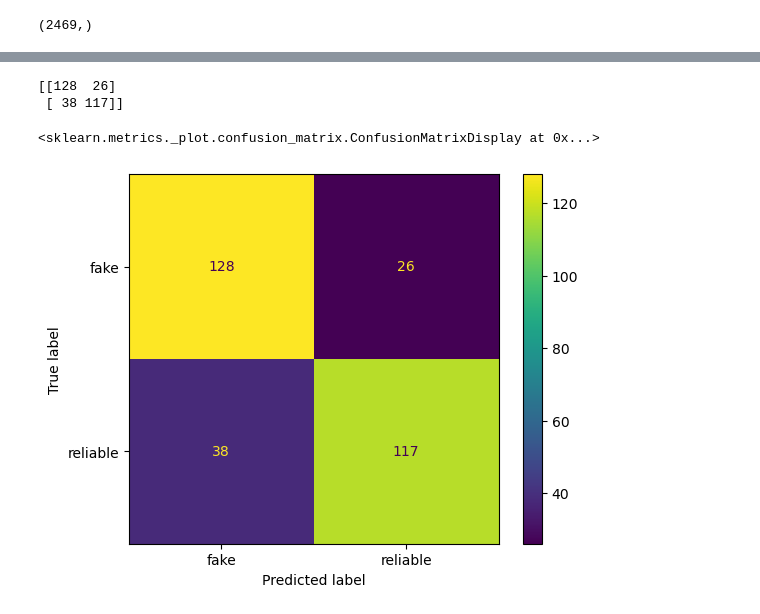
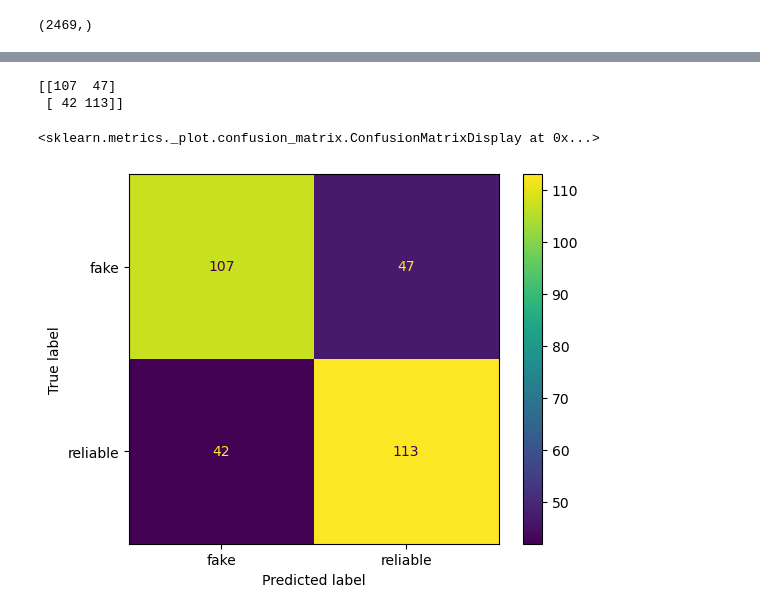
Before and after one commit to mikkel-kjaerulf/fake_news_detector, a Jupyter notebook: model.ipynb, the cells around one changed output, grey strips where cells are left out. Saved outputs shown, nothing was run; the diff lists cells and outputs as text; code cells hidden in the pictures.

```diff
--- a/model.ipynb
+++ b/model.ipynb
@@ -117,6 +113,6 @@ X_val, X_test, y_val, y_test = train_test_split(X_val, y_val, test_size=0.5, ran
 # %%
 from sklearn.feature_extraction.text import TfidfVectorizer
 from sklearn.feature_extraction.text import CountVectorizer
-vectorizer = TfidfVectorizer(analyzer=lambda x : x, max_features=150000)
+vectorizer = CountVectorizer(analyzer=lambda x : x, max_features=150000)
 vectorizer.fit(X_train)
 # %% [output]
@@ -143,4 +132,0 @@ array([['a', 'team'],
-# %%
-from sklearn.naive_bayes import MultinomialNB
-nb = MultinomialNB()
-nb.fit(X_train, y_train)
@@ -148,0 +133,4 @@ MultinomialNB()
+# %%
+from sklearn.linear_model import SGDClassifier
+sdg_model = SGDClassifier(loss='hinge', penalty='l1', random_state=0, max_iter=5, tol=None)
+sdg_model.fit(X_train, y_train)
@@ -149,5 +139,5 @@ MultinomialNB()
 # %%
-pred = nb.predict(X_val)
+pred = sdg_model.predict(X_val)
 # %%
 from sklearn.metrics import accuracy_score
 accuracy_score(y_val, pred)
@@ -163,12 +153,12 @@ f1_score(pd.Series.to_numpy(y_val), pred, pos_label='reliable')
 # %%
 from sklearn.metrics import confusion_matrix
 # generating confusion matrix
 cf_matrix = confusion_matrix(pd.Series.to_numpy(y_val), pred)
 print(cf_matrix)
 # plotting to a heatmap
-ConfusionMatrixDisplay(confusion_matrix=cf_matrix, display_labels=nb.classes_).plot()
+ConfusionMatrixDisplay(confusion_matrix=cf_matrix, display_labels=sdg_model.classes_).plot()
 # %% [output]
-[[128  26]
- [ 38 117]]
+[[107  47]
+ [ 42 113]]
 <sklearn.metrics._plot.confusion_matrix.ConfusionMatrixDisplay at 0x...>
-[figure, old version]
+[figure, new version]
```
Also changed, not shown: parts of 14 cells of this notebook.
